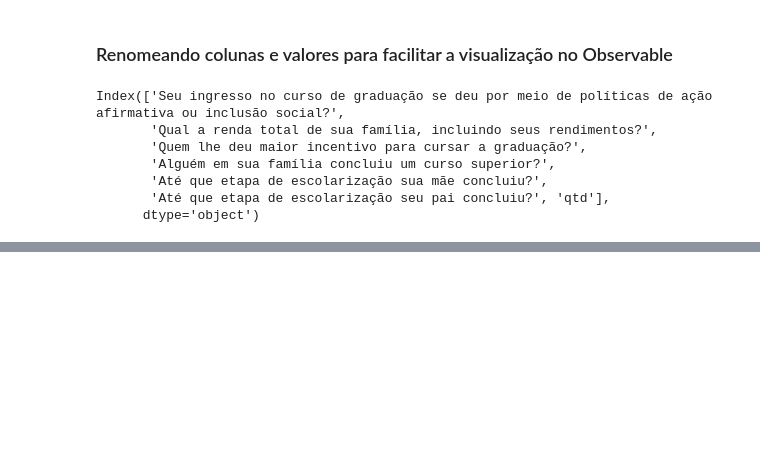
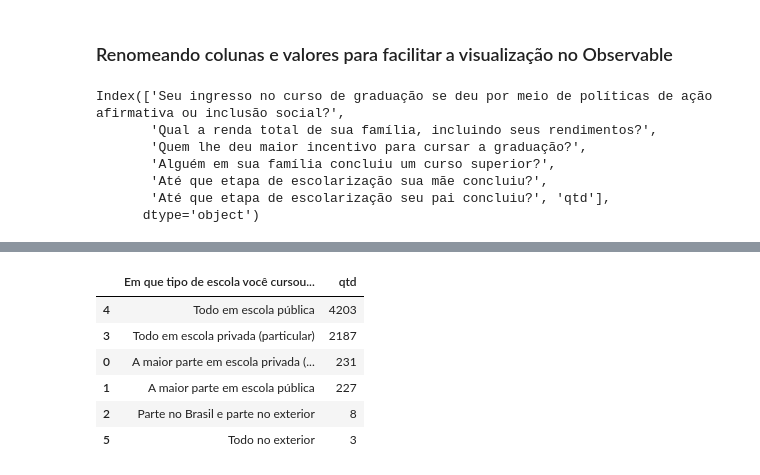
Before and after one commit to Lorenaps/visualizacao-de-dados, a Jupyter notebook: pre_processamento_dados/analise_enade.ipynb, the cells around one changed output, grey strips where cells are left out. Saved outputs shown, nothing was run; the diff lists cells and outputs as text; code cells hidden in the pictures; blank space fills up the shorter version.

```diff
--- a/pre_processamento_dados/analise_enade.ipynb
+++ b/pre_processamento_dados/analise_enade.ipynb
@@ -218,0 +238,10 @@ dados_agrupados.to_csv('../dados/dados_enade_agrupados.csv')
+# %%
+enade.groupby('Em que tipo de escola você cursou o ensino médio?').size().reset_index(name='qtd').sort_values('qtd', ascending=False)
+# %% [output]
+|  | Em que tipo de escola você cursou... | qtd |
+| 4 | Todo em escola pública | 4203 |
+| 3 | Todo em escola privada (particular) | 2187 |
+| 0 | A maior parte em escola privada (... | 231 |
+| 1 | A maior parte em escola pública | 227 |
+| 2 | Parte no Brasil e parte no exterior | 8 |
+| 5 | Todo no exterior | 3 |
```
Also changed, not shown: parts of 9 cells of this notebook.
